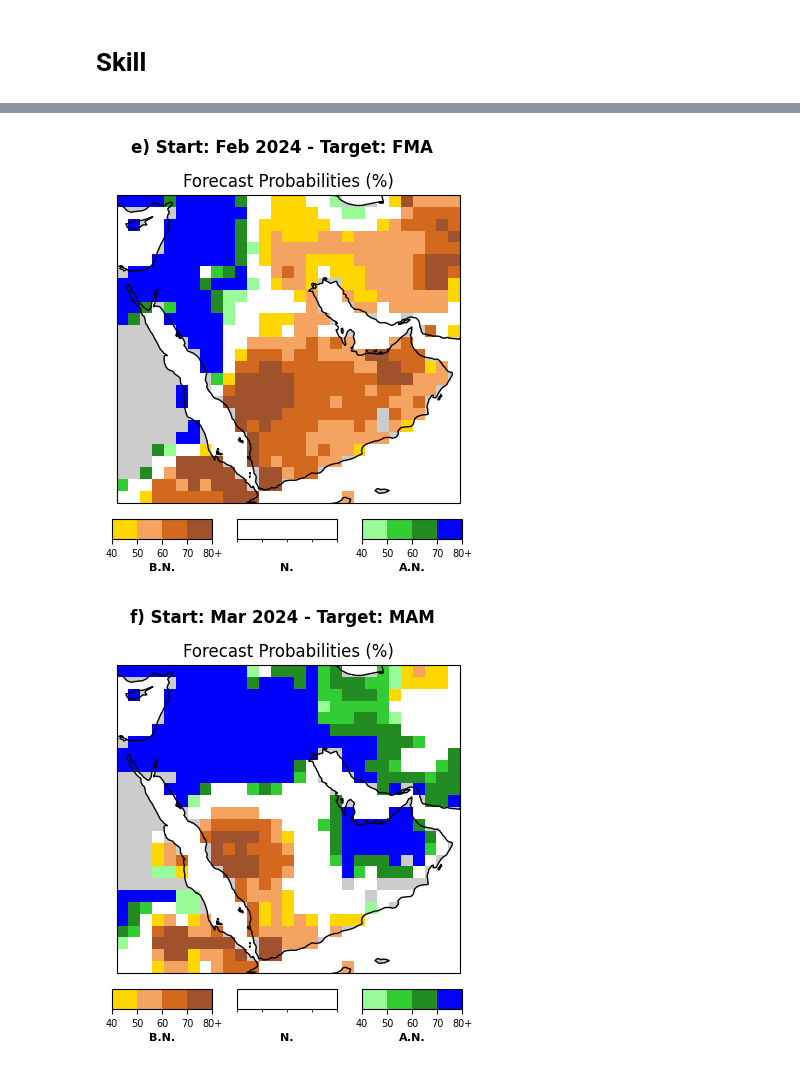
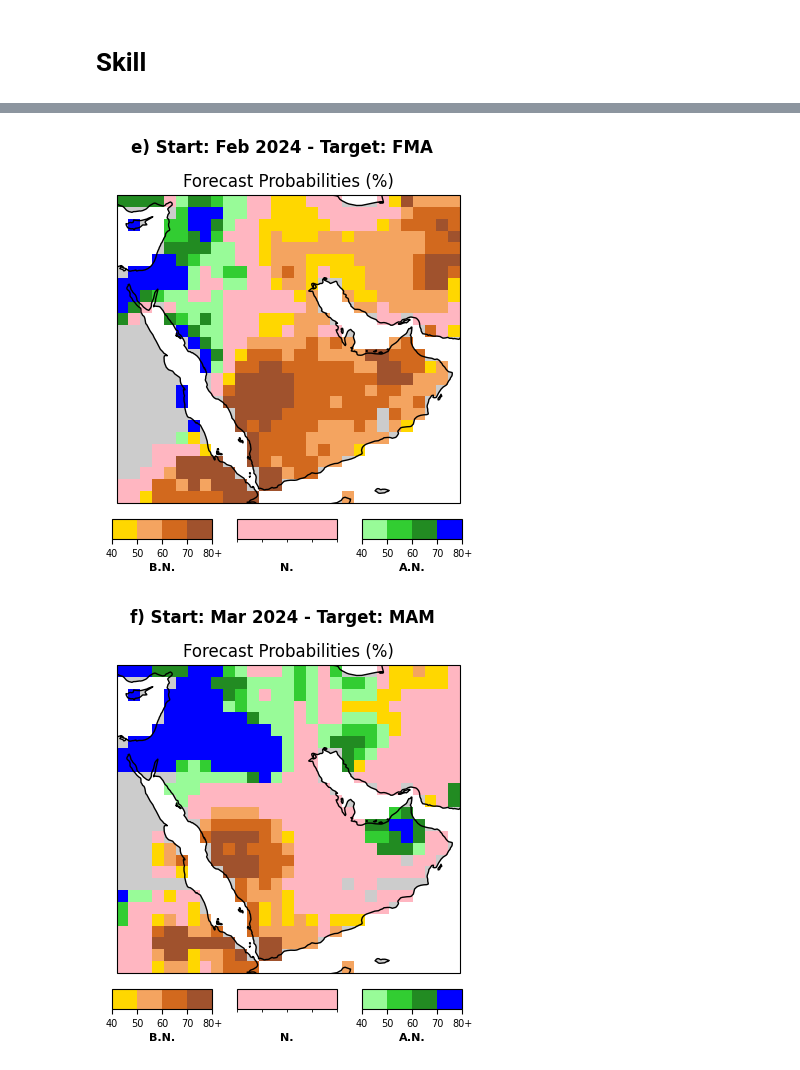
Before and after one commit to emileDesmaili/KAUSTgithub, a Jupyter notebook: SPI3_forecast_2324 PROBA.ipynb, the cells around one changed output, grey strips where cells are left out. Saved outputs shown, nothing was run; the diff lists cells and outputs as text; code cells hidden in the pictures.

Commit message:
new plots

```diff
--- a/SPI3_forecast_2324 PROBA.ipynb
+++ b/SPI3_forecast_2324 PROBA.ipynb
@@ -258,0 +261,2 @@ Processing member cfsv2_1.0 (1/88)
+# %%
+spi_all_members = xr.load_dataset('data/spi_fcast_all_nmme_members_2324.nc').spi
@@ -325,2 +411,5 @@ spi_prob_forecast = xr.open_dataarray('data/spi_prob_fcast_all_nmme_2324.nc')
+# %%
+spi_prob_forecast05 = xr.open_dataarray('data/spi_prob_fcast_threshold05.nc')
+spi_prob_forecast1 = xr.open_dataarray('data/spi_prob_fcast_threshold1.nc')
 # %%
 os.makedirs('figures/forecast2324_Proba', exist_ok=True)
@@ -326,0 +541,34 @@ os.makedirs('figures/forecast2324_Proba', exist_ok=True)
+# %%
+# Example: 3 grid points
+points = [(35, 15), (42, 22), (45, 30)]  # (Y, X) pairs
+
+# Categories and colors
+categories = ["< -0.5", "-0.5 to 0.5", "> 0.5"]
+colors = ["tab:brown", "lightpink", "darkgreen"]
+
+def categorize(values):
+    """Count # of members in each category."""
+    less = (values < -0.5).sum().item()
+    mid = ((values >= -0.5) & (values <= 0.5)).sum().item()
+    more = (values >0.5).sum().item()
+    return [less, mid, more]
+
+# Collect results
+results = []
+for (x, y) in points:
+    vals = spi_all_members.isel(S=0, L=0).sel(Y=y, X=x, method="nearest")  # shape: (M,)
+    res = categorize(vals)
+    results.append(res)
+
+results = np.array(results)  # shape: (3, 3)
+
+# Plot
+fig, axes = plt.subplots(1, 3, figsize=(8, 4), sharey=True)
+
+for i, ax in enumerate(axes):
+    ax.bar(categories, results[i], color=colors)
+    ax.set_title(f"Grid (X={points[i][0]}, Y={points[i][1]})")
+    ax.set_ylabel("# Members")
+
+plt.tight_layout()
+plt.show()
@@ -346,14 +596,14 @@ n_bins = len(bounds) - 1
 
 # Define specific colors for each category
 bn_colors = ["gold", "sandybrown", "chocolate", "sienna"]
-normal_colors = ["white"]
+normal_colors = ["lightpink"]
 an_colors = ["palegreen", "limegreen", "forestgreen", "blue"]
 
 cat_color_gradients = [bn_colors, normal_colors, an_colors]
 
-for start in spi_prob_forecast['S'].values:
+for start in spi_prob_forecast1['S'].values:
 
-    prob_fcast_sl = spi_prob_forecast.sel(S=start, L=2.5)
+    prob_fcast_sl = spi_prob_forecast1.sel(S=start, L=2.5)
 
     target_date = start + pd.DateOffset(months=int(2.5 - 0.5))
     if target_date > spi_obs['T'].values[-1]:
@@ -443,2 +693,2 @@ for start in spi_prob_forecast['S'].values:
-[figure, old version]
+[figure, new version]
-[figure, old version]
+[figure, new version]
```
Also changed, not shown: parts of 9 cells of this notebook, 2 other files.
